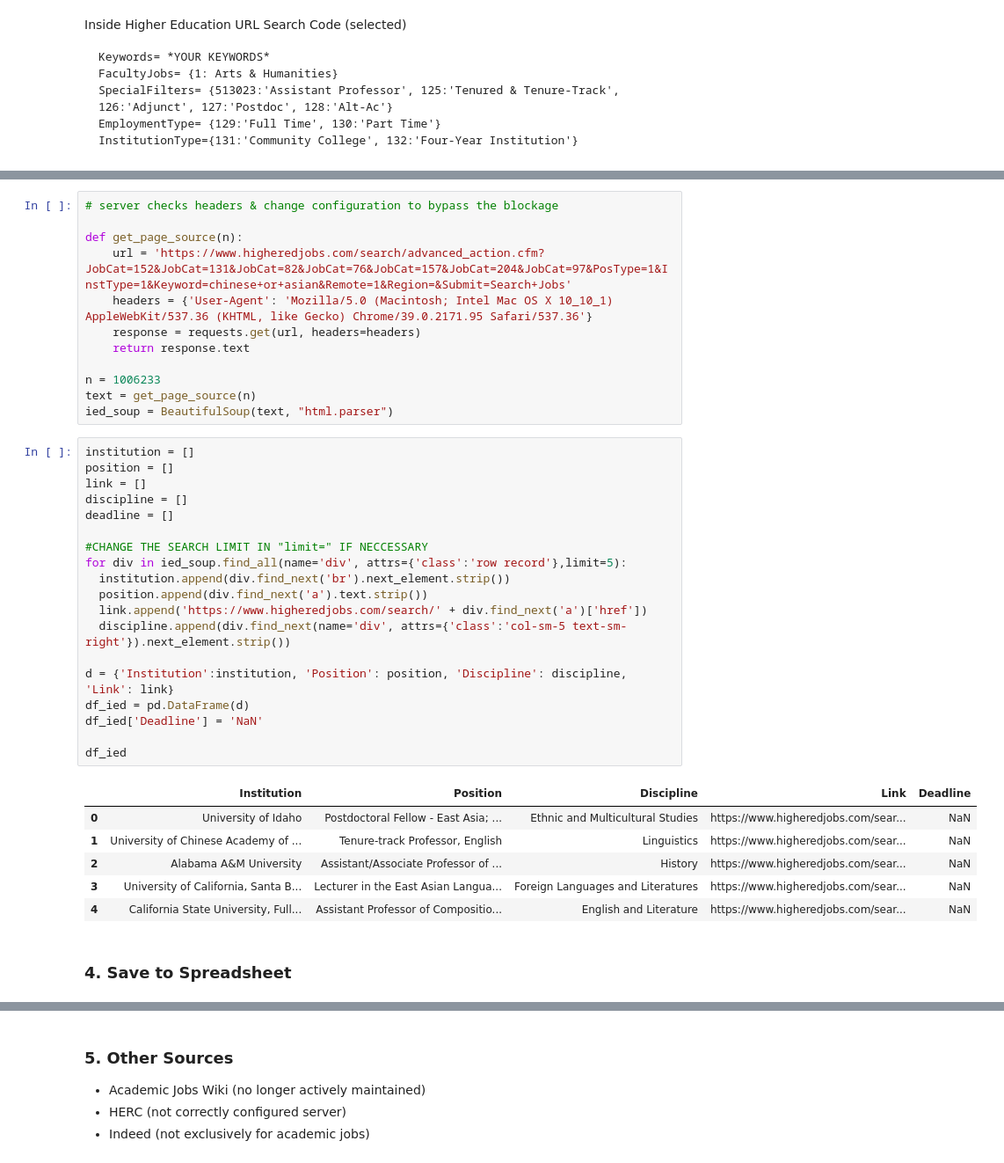
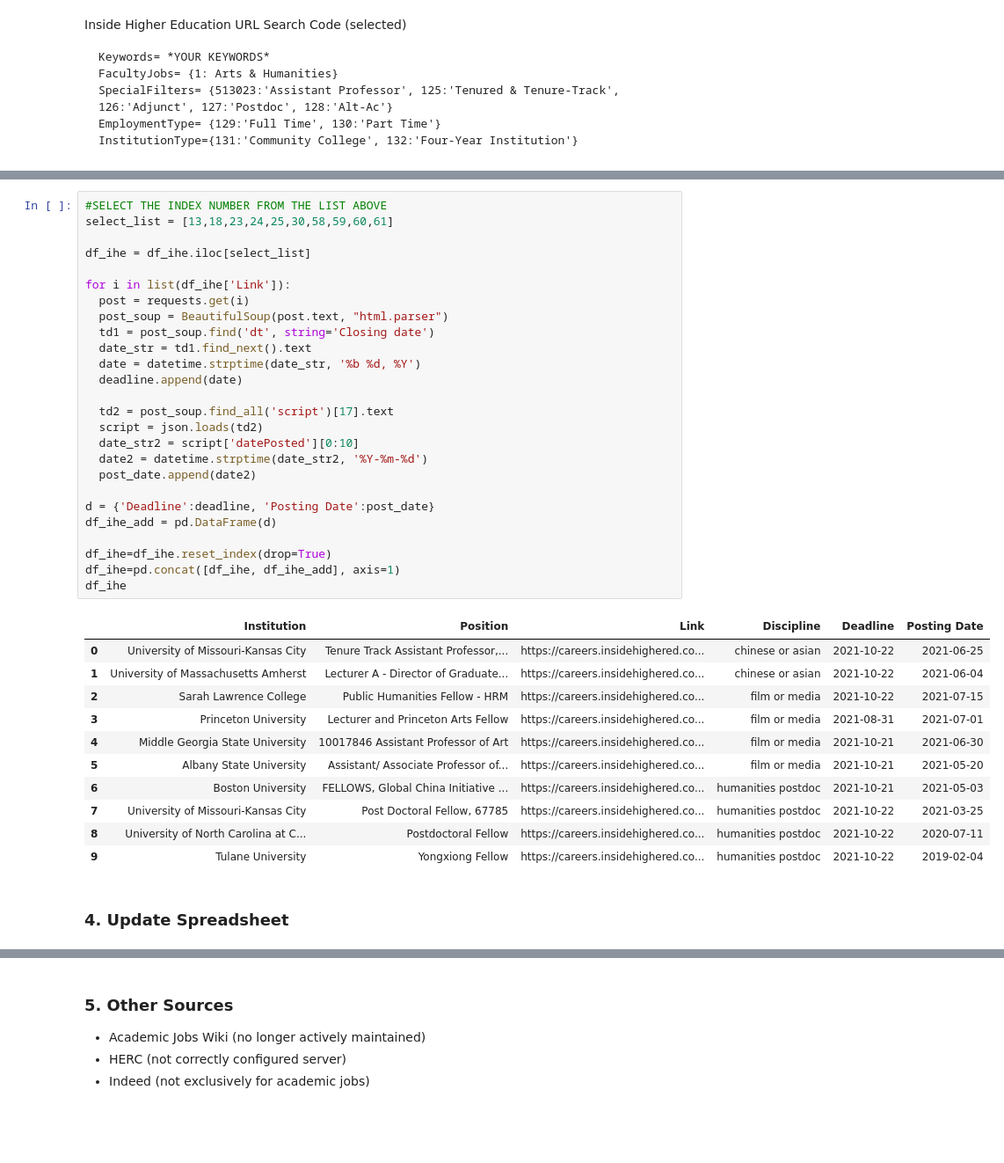
Before and after one commit to XiWang-wx/academic_jobs, a Jupyter notebook: academic_job_search.ipynb, the cells around one changed output, grey strips where cells are left out. Shown at 88% size. Saved outputs shown, nothing was run; the diff lists cells and outputs as text; blank space fills up the shorter version.

```diff
--- a/academic_job_search.ipynb
+++ b/academic_job_search.ipynb
@@ -153,43 +254,43 @@ Remote={1: Location, 2: Remote}
-# %%
-# server checks headers & change configuration to bypass the blockage
-
-def get_page_source(n):
-    url = 'https://www.higheredjobs.com/search/advanced_action.cfm?JobCat=152&JobCat=131&JobCat=82&JobCat=76&JobCat=157&JobCat=204&JobCat=97&PosType=1&InstType=1&Keyword=chinese+or+asian&Remote=1&Region=&Submit=Search+Jobs'
-    headers = {'User-Agent': 'Mozilla/5.0 (Macintosh; Intel Mac OS X 10_10_1) AppleWebKit/537.36 (KHTML, like Gecko) Chrome/39.0.2171.95 Safari/537.36'}
-    response = requests.get(url, headers=headers)
-    return response.text
-
-n = 1006233
-text = get_page_source(n)
-ied_soup = BeautifulSoup(text, "html.parser")
-# %%
-institution = []
-position = []
-link = []
-discipline = []
-deadline = []
-
-#CHANGE THE SEARCH LIMIT IN "limit=" IF NECCESSARY
-for div in ied_soup.find_all(name='div', attrs={'class':'row record'},limit=5):
-  institution.append(div.find_next('br').next_element.strip())
-  position.append(div.find_next('a').text.strip())
-  link.append('https://www.higheredjobs.com/search/' + div.find_next('a')['href'])
-  discipline.append(div.find_next(name='div', attrs={'class':'col-sm-5 text-sm-right'}).next_element.strip())
-
-d = {'Institution':institution, 'Position': position, 'Discipline': discipline, 'Link': link}
-df_ied = pd.DataFrame(d)
-df_ied['Deadline'] = 'NaN'
-
-df_ied
-# %% [output]
-|  | Institution | Position | Discipline | Link | Deadline |
-| 0 | University of Idaho | Postdoctoral Fellow - East Asia; ... | Ethnic and Multicultural Studies | https://www.higheredjobs.com/sear... | NaN |
-| 1 | University of Chinese Academy of ... | Tenure-track Professor, English | Linguistics | https://www.higheredjobs.com/sear... | NaN |
-| 2 | Alabama A&M University | Assistant/Associate Professor of ... | History | https://www.higheredjobs.com/sear... | NaN |
-| 3 | University of California, Santa B... | Lecturer in the East Asian Langua... | Foreign Languages and Literatures | https://www.higheredjobs.com/sear... | NaN |
-| 4 | California State University, Full... | Assistant Professor of Compositio... | English and Literature | https://www.higheredjobs.com/sear... | NaN |
+# %%
+#SELECT THE INDEX NUMBER FROM THE LIST ABOVE
+select_list = [13,18,23,24,25,30,58,59,60,61]
+
+df_ihe = df_ihe.iloc[select_list]
+
+for i in list(df_ihe['Link']):
+  post = requests.get(i)
+  post_soup = BeautifulSoup(post.text, "html.parser")
+  td1 = post_soup.find('dt', string='Closing date')
+  date_str = td1.find_next().text
+  date = datetime.strptime(date_str, '%b %d, %Y')
+  deadline.append(date)
+
+  td2 = post_soup.find_all('script')[17].text
+  script = json.loads(td2)
+  date_str2 = script['datePosted'][0:10]
+  date2 = datetime.strptime(date_str2, '%Y-%m-%d')
+  post_date.append(date2)
+
+d = {'Deadline':deadline, 'Posting Date':post_date}
+df_ihe_add = pd.DataFrame(d)
+
+df_ihe=df_ihe.reset_index(drop=True)
+df_ihe=pd.concat([df_ihe, df_ihe_add], axis=1)
+df_ihe
+# %% [output]
+|  | Institution | Position | Link | Discipline | Deadline | Posting Date |
+| 0 | University of Missouri-Kansas City | Tenure Track Assistant Professor,... | https://careers.insidehighered.co... | chinese or asian | 2021-10-22 | 2021-06-25 |
+| 1 | University of Massachusetts Amherst | Lecturer A - Director of Graduate... | https://careers.insidehighered.co... | chinese or asian | 2021-10-22 | 2021-06-04 |
+| 2 | Sarah Lawrence College | Public Humanities Fellow - HRM | https://careers.insidehighered.co... | film or media | 2021-10-22 | 2021-07-15 |
+| 3 | Princeton University | Lecturer and Princeton Arts Fellow | https://careers.insidehighered.co... | film or media | 2021-08-31 | 2021-07-01 |
+| 4 | Middle Georgia State University | 10017846 Assistant Professor of Art | https://careers.insidehighered.co... | film or media | 2021-10-21 | 2021-06-30 |
+| 5 | Albany State University | Assistant/ Associate Professor of... | https://careers.insidehighered.co... | film or media | 2021-10-21 | 2021-05-20 |
+| 6 | Boston University | FELLOWS, Global China Initiative ... | https://careers.insidehighered.co... | humanities postdoc | 2021-10-21 | 2021-05-03 |
+| 7 | University of Missouri-Kansas City | Post Doctoral Fellow, 67785 | https://careers.insidehighered.co... | humanities postdoc | 2021-10-22 | 2021-03-25 |
+| 8 | University of North Carolina at C... | Postdoctoral Fellow | https://careers.insidehighered.co... | humanities postdoc | 2021-10-22 | 2020-07-11 |
+| 9 | Tulane University | Yongxiong Fellow | https://careers.insidehighered.co... | humanities postdoc | 2021-10-22 | 2019-02-04 |
 # %% [markdown]
-### 4. Save to Spreadsheet
+### 4. Update Spreadsheet
 # %%
 from datetime import date
 
```
Also changed, not shown: parts of 14 cells of this notebook.
